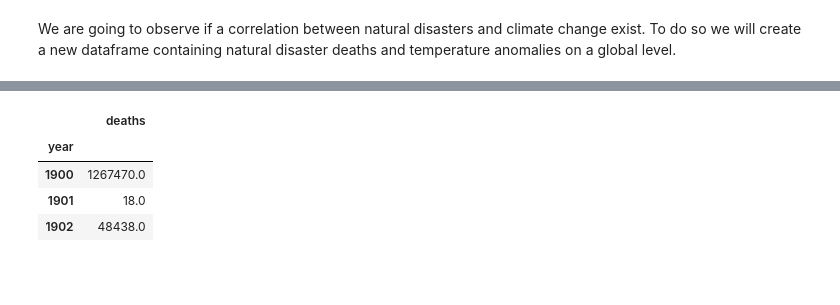
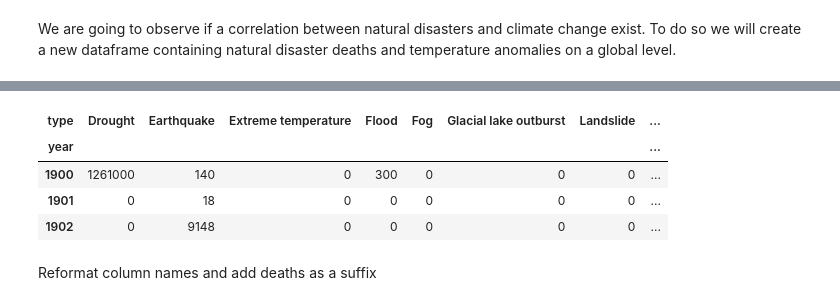
Before and after one commit to lukiwieser/natural-disasters-and-climate-change, a Jupyter notebook: temp-analysis.ipynb, the cells around one changed output, grey strips where cells are left out. Drawn from its saved outputs; the diff is of its cells as text; code cells hidden in the pictures; blank space fills up the shorter version.

Commit message:
added dis_global_deaths_yearly long to wide

```diff
--- a/temp-analysis.ipynb
+++ b/temp-analysis.ipynb
@@ -258,9 +258,16 @@ dis_all.head(3)
-# %%
-dis_global_deaths_yearly = dis_all[['year', 'deaths']].groupby('year').agg('sum')
-dis_global_deaths_yearly.head(3)
-# %% [output]
-|  | deaths |
-| year |  |
-| 1900 | 1267470.0 |
-| 1901 | 18.0 |
-| 1902 | 48438.0 |
+# %%
+# Todo: group deaths per disaster type per year to dis_global_deaths_yearly
+dis_global_deaths_yearly = dis_all[['year', 'type', 'deaths']].groupby(['year', 'type']).agg('sum')
+dis_global_deaths_yearly.reset_index(inplace=True)
+dis_global_deaths_yearly_wide = pd.pivot(dis_global_deaths_yearly, index='year', columns='type', values='deaths')
+dis_global_deaths_yearly_wide = dis_global_deaths_yearly_wide.fillna(0)
+dis_global_deaths_yearly_wide = dis_global_deaths_yearly_wide.astype('int32')
+dis_global_deaths_yearly_wide.head(3)
+# %% [output]
+| type | Drought | Earthquake | Extreme temperature | Flood | Fog | Glacial lake outburst | Landslide | ... |
+| year |  |  |  |  |  |  |  | ... |
+| 1900 | 1261000 | 140 | 0 | 300 | 0 | 0 | 0 | ... |
+| 1901 | 0 | 18 | 0 | 0 | 0 | 0 | 0 | ... |
+| 1902 | 0 | 9148 | 0 | 0 | 0 | 0 | 0 | ... |
+# %% [markdown]
+Reformat column names and add deaths as a suffix
```
Also changed, not shown: parts of 5 cells of this notebook.
